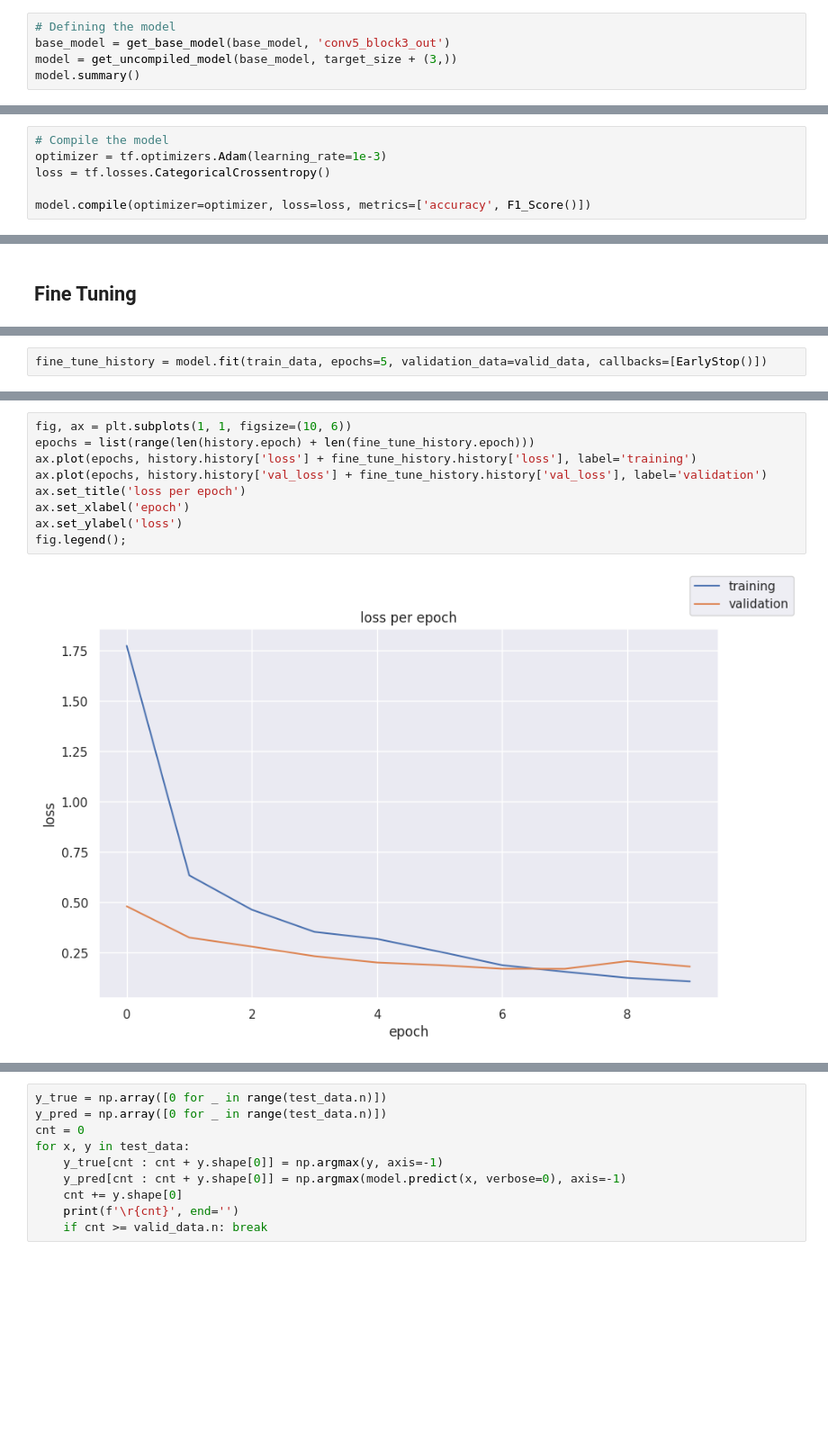
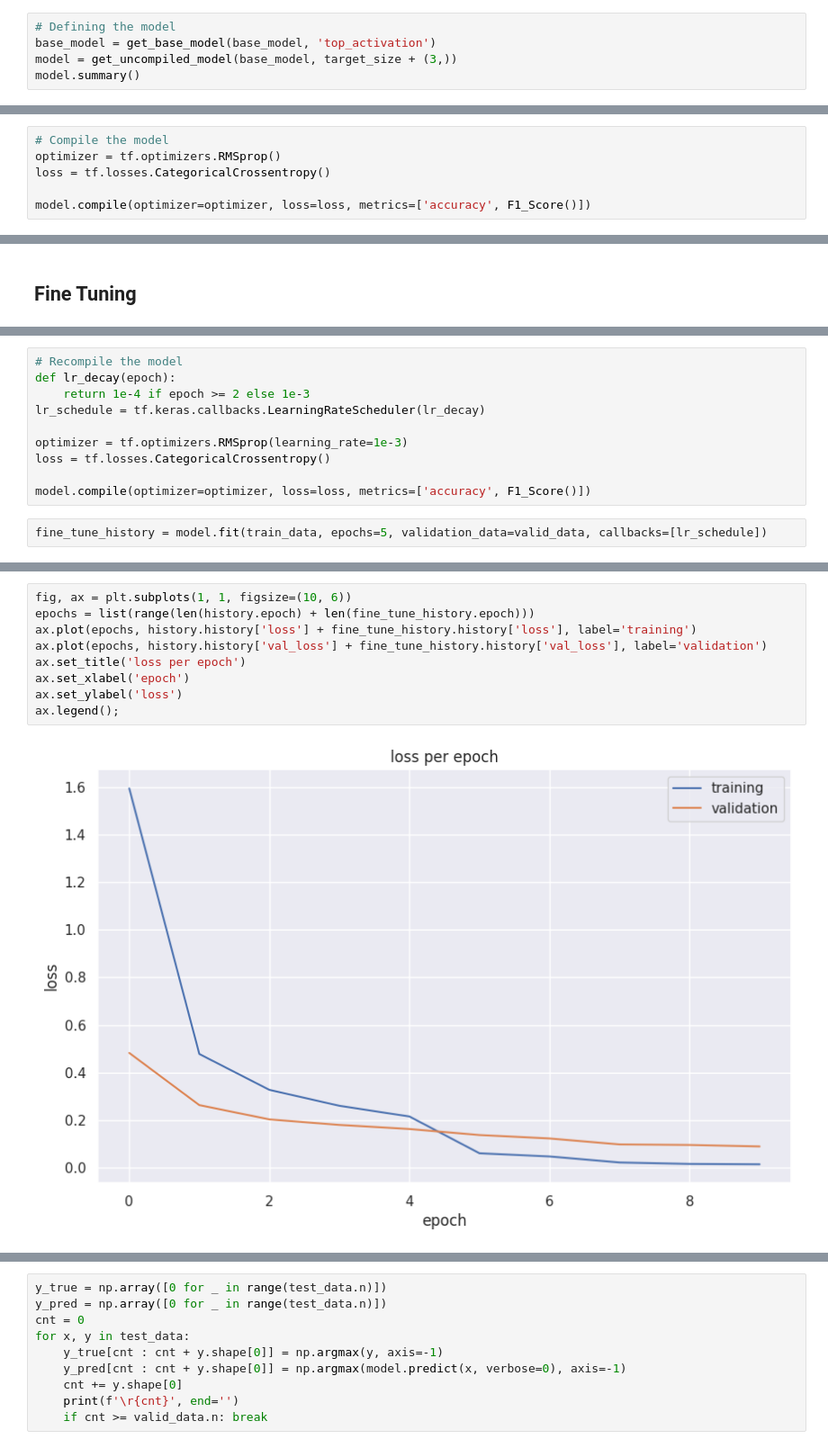
Before and after one commit to AlirezaKamyab/Computer-Vision, a Jupyter notebook: Sport Classification/Sport Classification.ipynb, the cells around one changed output, grey strips where cells are left out. Shown at 90% size. Drawn from its saved outputs; the diff is of its cells as text; blank space fills up the shorter version.

Commit message:
better accuracy and 0.98 f1_score

```diff
--- a/Sport Classification/Sport Classification.ipynb
+++ b/Sport Classification/Sport Classification.ipynb
@@ -134,7 +134,7 @@ def get_uncompiled_model(base_model, shape, training=True):
     return model
 # %%
 # Defining the model
-base_model = get_base_model(base_model, 'conv5_block3_out')
+base_model = get_base_model(base_model, 'top_activation')
 model = get_uncompiled_model(base_model, target_size + (3,))
 model.summary()
 # %% [output]
@@ -178,7 +178,7 @@ class F1_Score(tf.keras.metrics.Metric):
         self.recall.reset_state()
 # %%
 # Compile the model
-optimizer = tf.optimizers.Adam(learning_rate=1e-3)
+optimizer = tf.optimizers.RMSprop()
 loss = tf.losses.CategoricalCrossentropy()
 
 model.compile(optimizer=optimizer, loss=loss, metrics=['accuracy', F1_Score()])
@@ -336,4 +330,14 @@ model.compile(optimizer=optimizer, loss=loss, metrics=['accuracy', F1_Score()])
+# %%
+# Recompile the model
+def lr_decay(epoch):
+    return 1e-4 if epoch >= 2 else 1e-3
+lr_schedule = tf.keras.callbacks.LearningRateScheduler(lr_decay)
+
+optimizer = tf.optimizers.RMSprop(learning_rate=1e-3)
+loss = tf.losses.CategoricalCrossentropy()
+
+model.compile(optimizer=optimizer, loss=loss, metrics=['accuracy', F1_Score()])
 # %%
-fine_tune_history = model.fit(train_data, epochs=5, validation_data=valid_data, callbacks=[EarlyStop()])
+fine_tune_history = model.fit(train_data, epochs=5, validation_data=valid_data, callbacks=[lr_schedule])
 # %% [output]
 Epoch 1/5
@@ -349,14 +353,14 @@ Epoch 5/5
 # %%
 fig, ax = plt.subplots(1, 1, figsize=(10, 6))
 epochs = list(range(len(history.epoch) + len(fine_tune_history.epoch)))
 ax.plot(epochs, history.history['loss'] + fine_tune_history.history['loss'], label='training')
 ax.plot(epochs, history.history['val_loss'] + fine_tune_history.history['val_loss'], label='validation')
 ax.set_title('loss per epoch')
 ax.set_xlabel('epoch')
 ax.set_ylabel('loss')
-fig.legend();
+ax.legend();
 # %% [output]
-[figure, old version]
+[figure, new version]
 # %%
 fig, ax = plt.subplots(1, 1, figsize=(10, 6))
 epochs = list(range(len(history.epoch) + len(fine_tune_history.epoch)))
```
Also changed, not shown: parts of 22 cells of this notebook, 1 other file.
